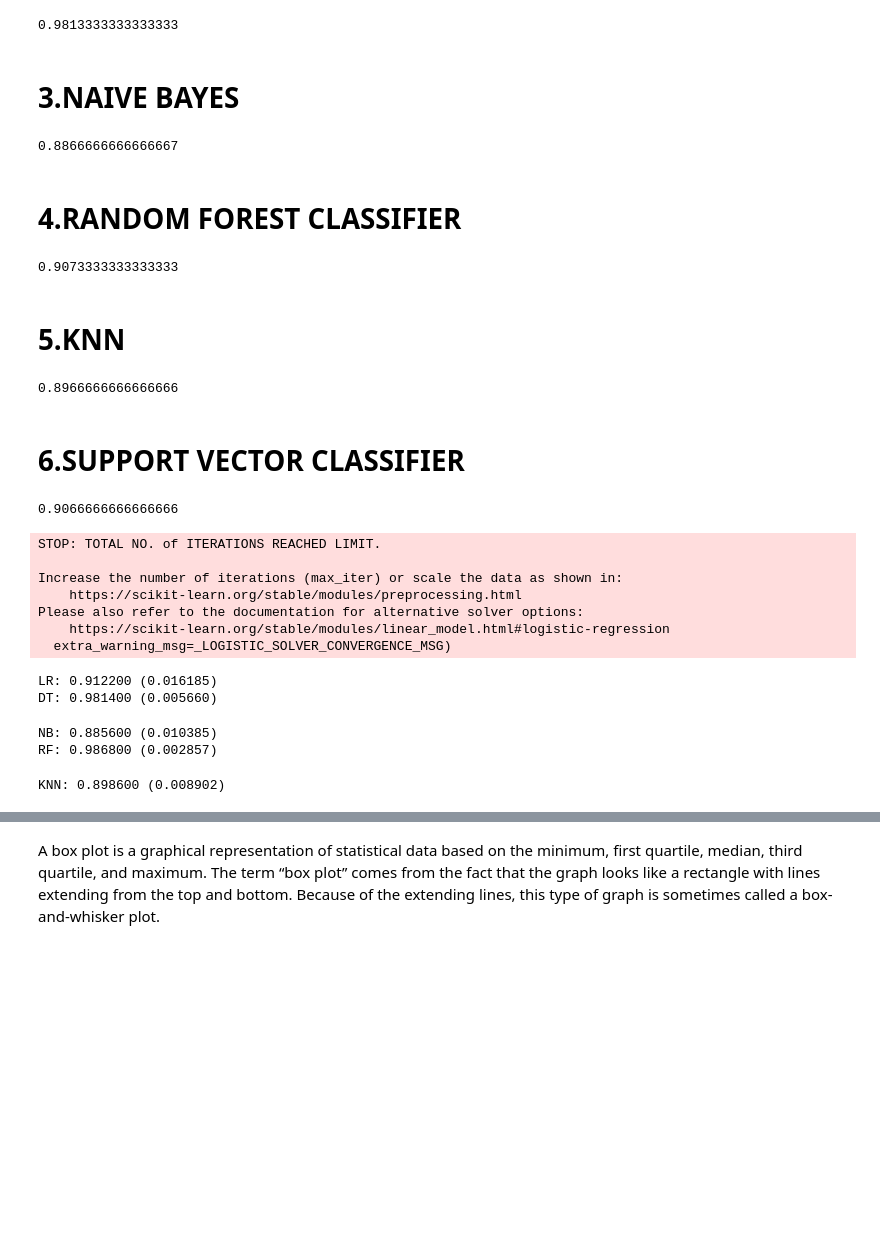
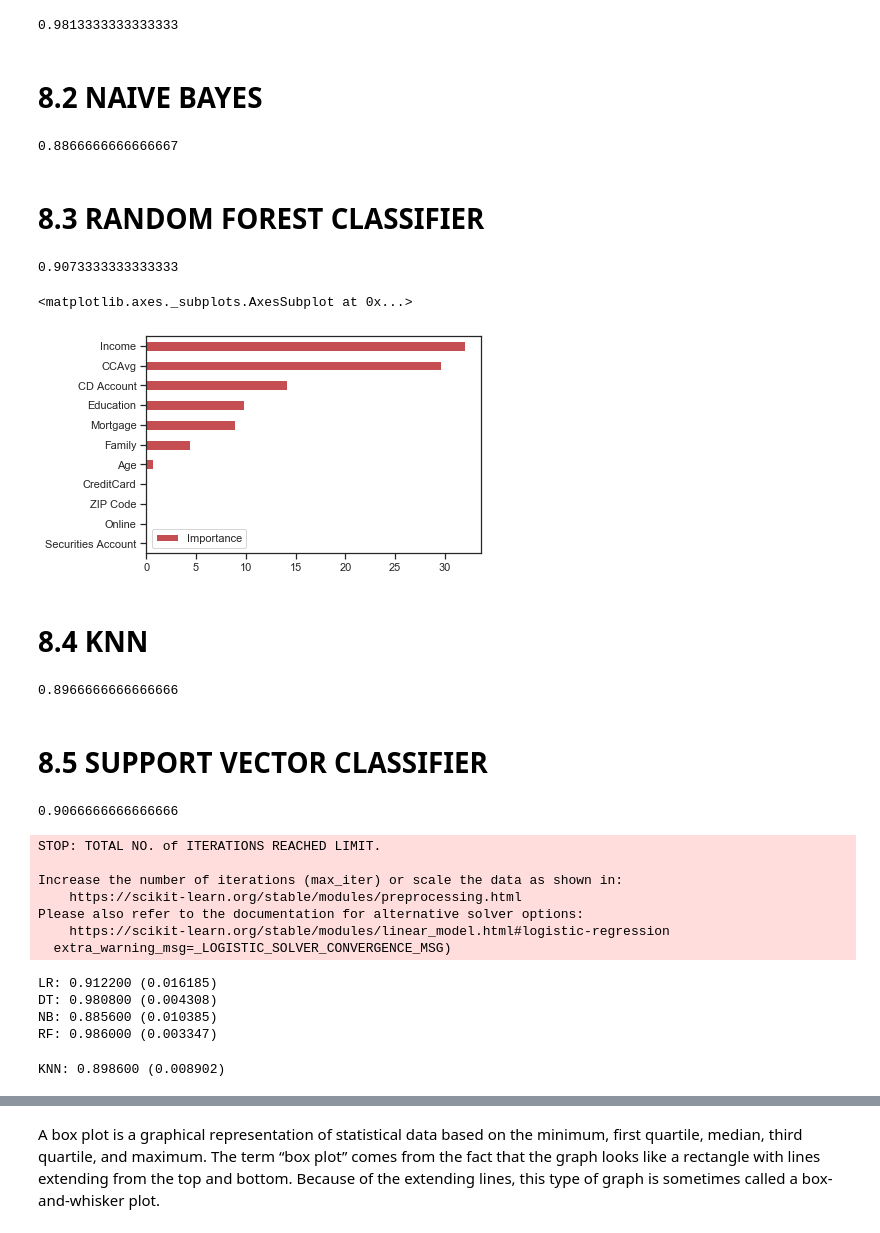
Before and after one commit to anuragkumar219/banking_loan_modelling, a Jupyter notebook: bank_loan_modelling.ipynb, the cells around one changed output, grey strips where cells are left out. Saved outputs shown, nothing was run; the diff lists cells and outputs as text; code cells hidden in the pictures; blank space fills up the shorter version.

```diff
--- a/bank_loan_modelling.ipynb
+++ b/bank_loan_modelling.ipynb
@@ -114,0 +180,3 @@ The transpose() function is used to transpose index and columns. Reflect the Dat
+# %%
+df=df.dropna()
+df.count()
@@ -319,7 +411,7 @@ print(model2.score(x_test,y_test))
 # %% [output]
 0.9813333333333333
 # %% [markdown]
-# 3.NAIVE BAYES
+# 8.2 NAIVE BAYES
 # %%
 from sklearn.naive_bayes import GaussianNB
 model3 = GaussianNB()
@@ -328,7 +420,7 @@ print(model3.score(x_test,y_test))
 # %% [output]
 0.8866666666666667
 # %% [markdown]
-# 4.RANDOM FOREST CLASSIFIER
+# 8.3 RANDOM FOREST CLASSIFIER
 # %%
 from sklearn.ensemble import RandomForestClassifier
 model4 = RandomForestClassifier(max_depth=2, random_state=10)
@@ -336,8 +428,14 @@ model4.fit(x,y)
 print(model4.score(x_test,y_test))
 # %% [output]
 0.9073333333333333
+# %%
+Importance = pd.DataFrame({'Importance':model4.feature_importances_*100}, index=x_train.columns)
+Importance.sort_values('Importance', axis=0, ascending=True).plot(kind='barh', color='r', )
+# %% [output]
+<matplotlib.axes._subplots.AxesSubplot at 0x...>
+[figure, added]
 # %% [markdown]
-# 5.KNN
+# 8.4 KNN
 # %%
 from sklearn.neighbors import KNeighborsClassifier
 model5 = KNeighborsClassifier(n_neighbors= 21 , weights = 'uniform', metric='euclidean')
@@ -346,7 +444,7 @@ print(model5.score(x_test,y_test))
 # %% [output]
 0.8966666666666666
 # %% [markdown]
-# 6.SUPPORT VECTOR CLASSIFIER
+# 8.5 SUPPORT VECTOR CLASSIFIER
 # %%
 from sklearn.svm import SVC
 model6 = SVC(kernel='linear')
@@ -382,7 +480,7 @@ Please also refer to the documentation for alternative solver options:
     https://scikit-learn.org/stable/modules/linear_model.html#logistic-regression
   extra_warning_msg=_LOGISTIC_SOLVER_CONVERGENCE_MSG)
 LR: 0.912200 (0.016185)
-DT: 0.981400 (0.005660)
+DT: 0.980800 (0.004308)
+NB: 0.885600 (0.010385)
+RF: 0.986000 (0.003347)
-NB: 0.885600 (0.010385)
-RF: 0.986800 (0.002857)
+KNN: 0.898600 (0.008902)
-KNN: 0.898600 (0.008902)
```
Also changed, not shown: parts of 51 cells of this notebook.
